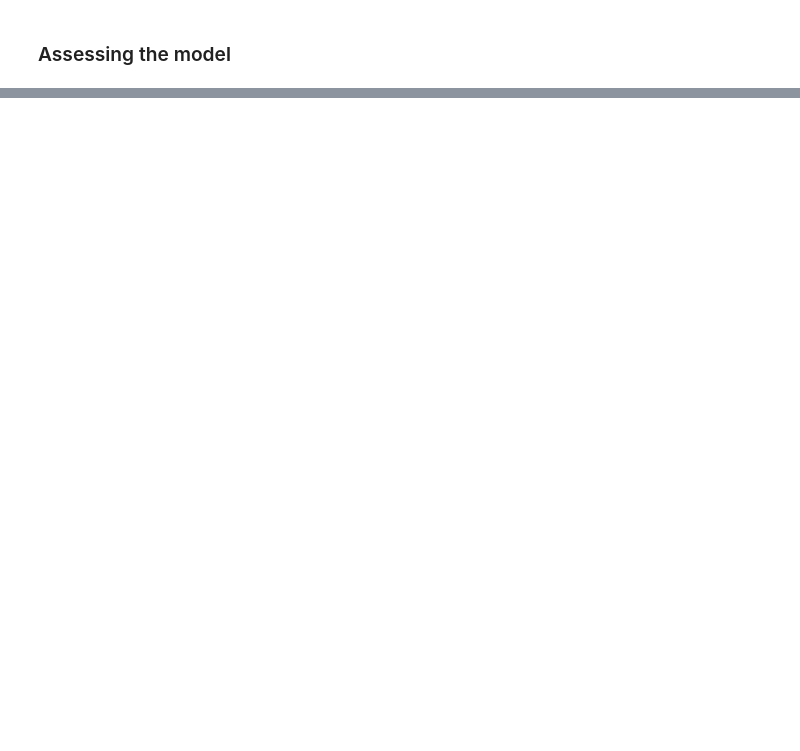
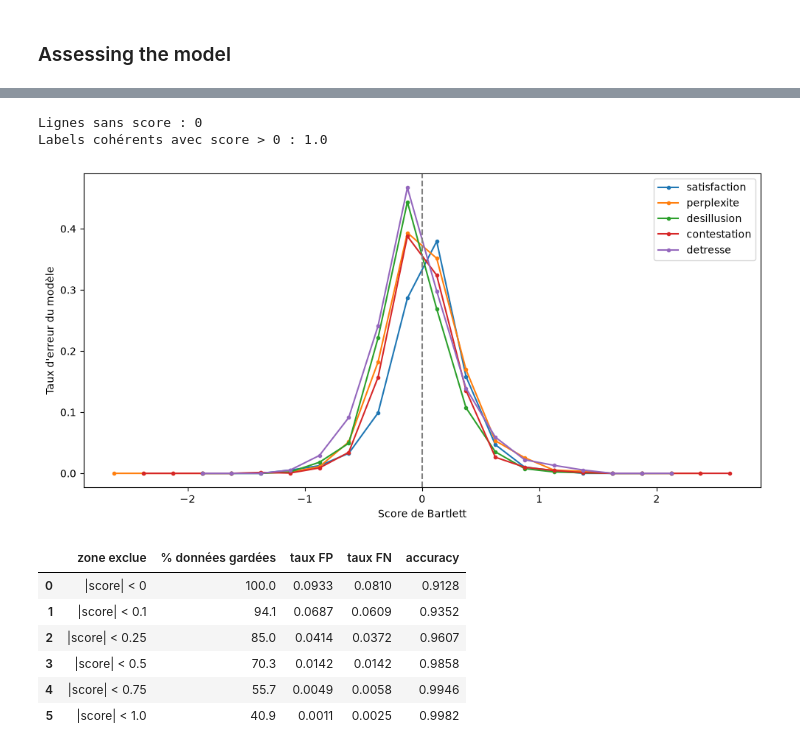
Before and after one commit to benji-64/Model_emotions, a Jupyter notebook: notebooks/model_trainer.ipynb, the cells around one changed output, grey strips where cells are left out. Drawn from its saved outputs; the diff is of its cells as text; code cells hidden in the pictures; blank space fills up the shorter version.

```diff
--- a/notebooks/model_trainer.ipynb
+++ b/notebooks/model_trainer.ipynb
@@ -293,0 +577,68 @@ plt.tight_layout()
+# %%
+
+import unicodedata
+
+PRESENTE = 0
+EMOTIONS = ["satisfaction", "perplexite", "desillusion", "contestation", "detresse"]
+
+def sans_accents(s):
+    return unicodedata.normalize("NFKD", s).encode("ascii", "ignore").decode().lower()
+
+def trouver_emotion(h):
+    h = sans_accents(h)
+    return next((e for e in EMOTIONS if e in h), "inconnue")
+
+# --- Prédictions sur la validation ---
+ds = encoded_dataset["valid"]
+out = trainer.predict(ds)
+probs = torch.softmax(torch.tensor(out.predictions), dim=-1).numpy()
+
+df = ds.select_columns(["premise", "hypothesis", "label"]).to_pandas()
+df["y_pred"] = probs.argmax(axis=1)
+df["p_presente"] = probs[:, PRESENTE]
+df["emotion"] = df["hypothesis"].apply(trouver_emotion)
+
+# --- Score de Bartlett de chaque paire ---
+scores = (merged_df.drop_duplicates(subset="full_comment")
+          .melt(id_vars="full_comment", value_vars=EMOTIONS,
+                var_name="emotion", value_name="score"))
+df = df.merge(scores, left_on=["premise", "emotion"],
+              right_on=["full_comment", "emotion"], how="left").drop(columns="full_comment")
+
+print("Lignes sans score :", df["score"].isna().sum())
+print("Labels cohérents avec score > 0 :",
+      round(((df["score"] > 0) == (df["label"] == PRESENTE)).mean(), 4), "\n")
+
+df["fp"] = (df["label"] != PRESENTE) & (df["y_pred"] == PRESENTE)
+df["fn"] = (df["label"] == PRESENTE) & (df["y_pred"] != PRESENTE)
+df["erreur"] = df["fp"] | df["fn"]
+
+# --- 1. Taux d'erreur selon le score de Bartlett ---
+df["tranche"] = pd.cut(df["score"], bins=np.arange(-3, 3.01, 0.25))
+taux = df.groupby(["emotion", "tranche"], observed=True)["erreur"].mean().reset_index()
+taux["centre"] = taux["tranche"].apply(lambda x: x.mid)
+
+fig, ax = plt.subplots(figsize=(10, 5))
+for e in EMOTIONS:
+    t = taux[taux["emotion"] == e]
+    ax.plot(t["centre"], t["erreur"], marker="o", markersize=3, label=e)
+ax.axvline(0, color="gray", linestyle="--")
+ax.set_xlabel("Score de Bartlett")
+ax.set_ylabel("Taux d'erreur du modèle")
+ax.legend()
+plt.tight_layout()
+plt.show()
+
+# --- 2. Performances en écartant une zone autour de 0 ---
+lignes = []
+for delta in [0, 0.1, 0.25, 0.5, 0.75, 1.0]:
+    sub = df[df["score"].abs() >= delta]
+    lignes.append({
+        "zone exclue": f"|score| < {delta}",
+        "% données gardées": round(100 * len(sub) / len(df), 1),
+        "taux FP": round(sub["fp"].sum() / (sub["label"] != PRESENTE).sum(), 4),
+        "taux FN": round(sub["fn"].sum() / (sub["label"] == PRESENTE).sum(), 4),
+        "accuracy": round(1 - sub["erreur"].mean(), 4),
+    })
+display(pd.DataFrame(lignes))
+# %% [output]
@@ -293,0 +650,10 @@ plt.tight_layout()
+Lignes sans score : 0
+Labels cohérents avec score > 0 : 1.0
+[figure, added]
+|  | zone exclue | % données gardées | taux FP | taux FN | accuracy |
+| 0 | |score| < 0 | 100.0 | 0.0933 | 0.0810 | 0.9128 |
+| 1 | |score| < 0.1 | 94.1 | 0.0687 | 0.0609 | 0.9352 |
+| 2 | |score| < 0.25 | 85.0 | 0.0414 | 0.0372 | 0.9607 |
+| 3 | |score| < 0.5 | 70.3 | 0.0142 | 0.0142 | 0.9858 |
+| 4 | |score| < 0.75 | 55.7 | 0.0049 | 0.0058 | 0.9946 |
+| 5 | |score| < 1.0 | 40.9 | 0.0011 | 0.0025 | 0.9982 |
```
Also changed, not shown: parts of 37 cells of this notebook, 1 other file.
